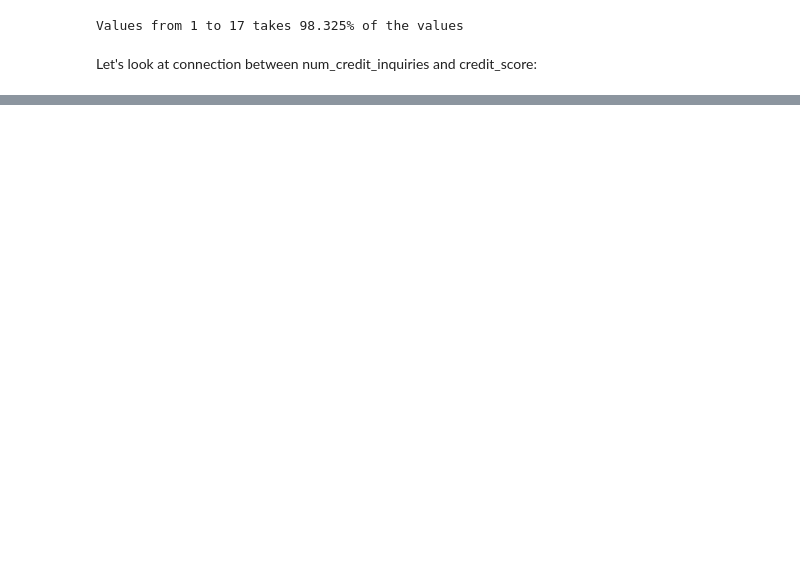
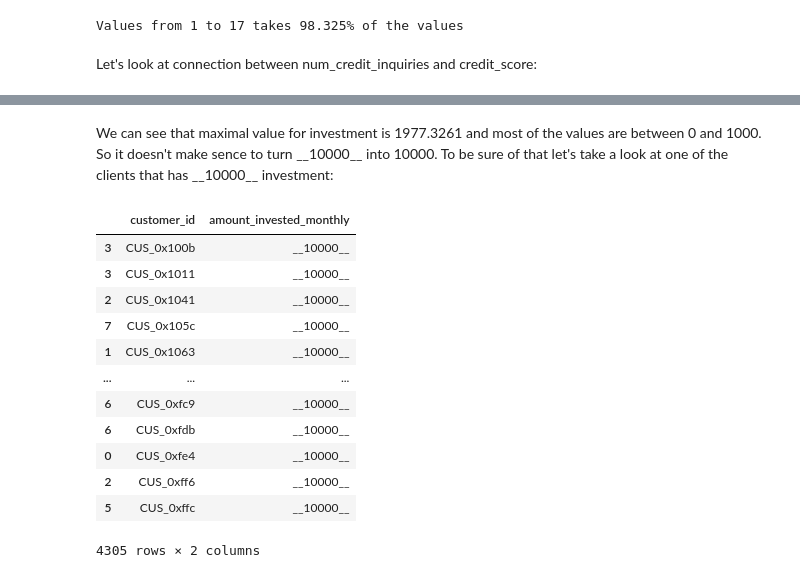
Before and after one commit to Stayermax/MLzoomcamp_midterm_project, a Jupyter notebook: dataset_eda.ipynb, the cells around one changed output, grey strips where cells are left out. Saved outputs shown, nothing was run; the diff lists cells and outputs as text; code cells hidden in the pictures; blank space fills up the shorter version.

```diff
--- a/dataset_eda.ipynb
+++ b/dataset_eda.ipynb
@@ -713,0 +786,2 @@ df[df.customer_id == 'CUS_0x4037'][['customer_id', 'num_credit_inquiries', 'annu
+# %%
+df['num_credit_inquiries'] = np.log1p(df['num_credit_inquiries'])
@@ -713,0 +946,18 @@ df[df.customer_id == 'CUS_0x4037'][['customer_id', 'num_credit_inquiries', 'annu
+# %% [markdown]
+We can see that maximal value for investment is 1977.3261 and most of the values are between 0 and 1000. So it doesn't make sence to turn \_\_10000__ into 10000. To be sure of that let's take a look at one of the clients that has \_\_10000__ investment:
+# %%
+df[df.amount_invested_monthly == '__10000__'][['customer_id', 'amount_invested_monthly']]
+# %% [output]
+|  | customer_id | amount_invested_monthly |
+| 3 | CUS_0x100b | __10000__ |
+| 3 | CUS_0x1011 | __10000__ |
+| 2 | CUS_0x1041 | __10000__ |
+| 7 | CUS_0x105c | __10000__ |
+| 1 | CUS_0x1063 | __10000__ |
+| ... | ... | ... |
+| 6 | CUS_0xfc9 | __10000__ |
+| 6 | CUS_0xfdb | __10000__ |
+| 0 | CUS_0xfe4 | __10000__ |
+| 2 | CUS_0xff6 | __10000__ |
+| 5 | CUS_0xffc | __10000__ |
+4305 rows × 2 columns
```
Also changed, not shown: parts of 124 cells of this notebook.
